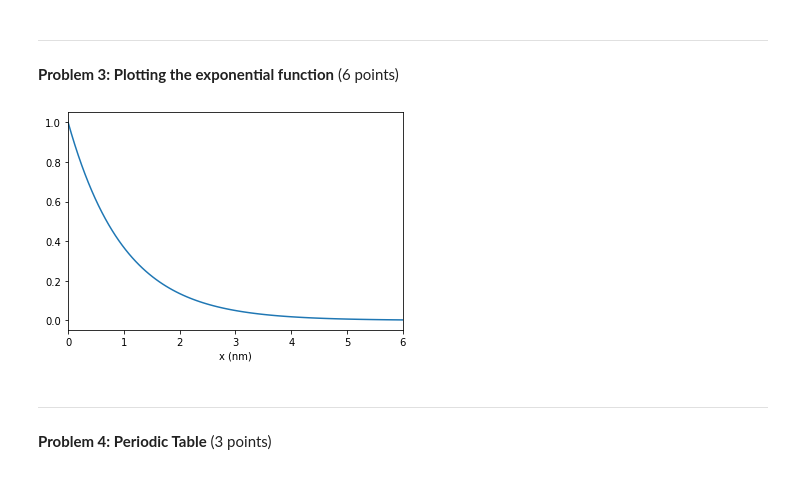
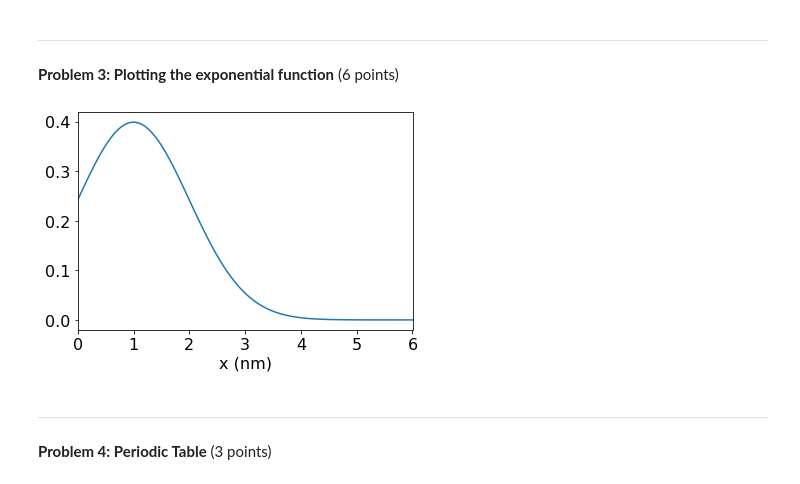
Before and after one commit to btaiii/EE339, a Jupyter notebook: warmup.ipynb, the cells around one changed output. Drawn from its saved outputs; the diff is of its cells as text; code cells hidden in the pictures.

Commit message:
scipy

```diff
--- a/warmup.ipynb
+++ b/warmup.ipynb
@@ -253,21 +253,22 @@ $\phi$
 displayProblemHeading('Plotting the exponential function',6)
 # %% [output]
 <div class='separator'><hr></div><div class='f18'><strong>Problem 3: Plotting the exponential function</strong> (6 points)</div>
-# %%
-import numpy as np
-import matplotlib
-import matplotlib.pyplot as plt
-import scipy.stats as stats
-
-plt.rcParams.update({'font.size': 16})
-x = np.linspace(start=0, stop=6, num=100)
-y = np.exp(-x)
-plt.xlim(0, 6)
-plt.xlabel('x (nm)')
-plt.plot(x, y)
-plt.show()
-# %% [output]
-[figure, removed]
+# %%
+# import numpy as np
+import matplotlib
+import matplotlib.pyplot as plt
+import scipy.stats as stats
+
+plt.rcParams.update({'font.size': 16})
+x = np.linspace(start=0, stop=6, num=100)
+y = stats.norm.pdf(x, 1, 1)
+# y = np.exp(-x)
+plt.xlim(0, 6)
+plt.xlabel('x (nm)')
+plt.plot(x, y)
+plt.show()
+# %% [output]
+[figure, added]
 # %%
 displayProblemHeading('Periodic Table',3)
 # %% [output]
```
Also changed, not shown: parts of 2 cells of this notebook, 1 other file.
